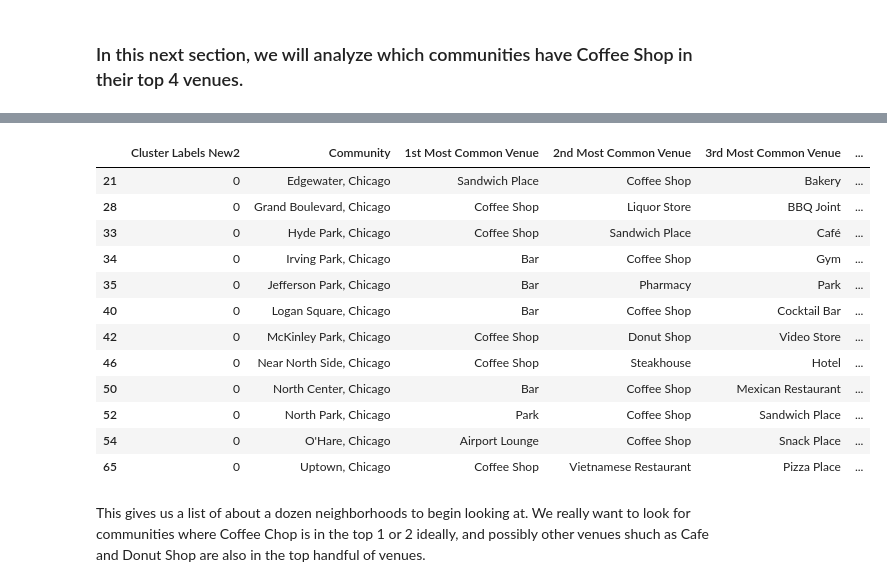
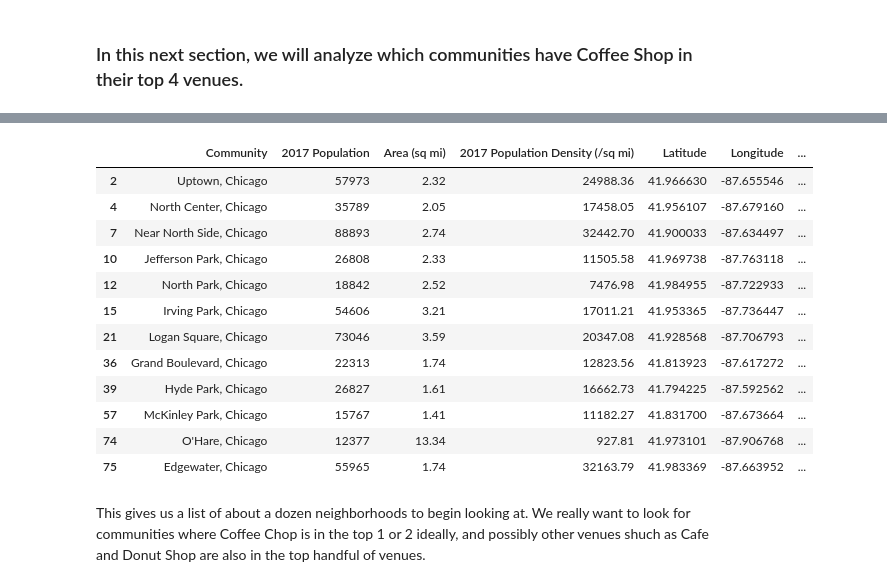
Before and after one commit to lkrokowski/Coursera_Capstone, a Jupyter notebook: Applied Data Science Capstone - Weeks 4 & 5.ipynb, the cells around one changed output, grey strips where cells are left out. Saved outputs shown, nothing was run; the diff lists cells and outputs as text; code cells hidden in the pictures.

```diff
--- a/Applied Data Science Capstone - Weeks 4 & 5.ipynb
+++ b/Applied Data Science Capstone - Weeks 4 & 5.ipynb
@@ -1056,19 +1057,19 @@ chi_comm_ven
 # %%
-chi_coffeetop4 = chi_comm_ven[chi_comm_ven['1st Most Common Venue'].str.contains('Coffee') | chi_comm_ven['2nd Most Common Venue'].str.contains('Coffee') | chi_comm_ven['3rd Most Common Venue'].str.contains('Coffee') | chi_comm_ven['4th Most Common Venue'].str.contains('Coffee')]
+chi_coffeetop4 = chicago_merged[chicago_merged['1st Most Common Venue'].str.contains('Coffee') | chicago_merged['2nd Most Common Venue'].str.contains('Coffee') | chicago_merged['3rd Most Common Venue'].str.contains('Coffee') | chicago_merged['4th Most Common Venue'].str.contains('Coffee')]
 chi_coffeetop4
 # %% [output]
-|  | Cluster Labels New2 | Community | 1st Most Common Venue | 2nd Most Common Venue | 3rd Most Common Venue | ... |
-| 21 | 0 | Edgewater, Chicago | Sandwich Place | Coffee Shop | Bakery | ... |
-| 28 | 0 | Grand Boulevard, Chicago | Coffee Shop | Liquor Store | BBQ Joint | ... |
-| 33 | 0 | Hyde Park, Chicago | Coffee Shop | Sandwich Place | Café | ... |
-| 34 | 0 | Irving Park, Chicago | Bar | Coffee Shop | Gym | ... |
-| 35 | 0 | Jefferson Park, Chicago | Bar | Pharmacy | Park | ... |
-| 40 | 0 | Logan Square, Chicago | Bar | Coffee Shop | Cocktail Bar | ... |
-| 42 | 0 | McKinley Park, Chicago | Coffee Shop | Donut Shop | Video Store | ... |
-| 46 | 0 | Near North Side, Chicago | Coffee Shop | Steakhouse | Hotel | ... |
-| 50 | 0 | North Center, Chicago | Bar | Coffee Shop | Mexican Restaurant | ... |
-| 52 | 0 | North Park, Chicago | Park | Coffee Shop | Sandwich Place | ... |
-| 54 | 0 | O'Hare, Chicago | Airport Lounge | Coffee Shop | Snack Place | ... |
-| 65 | 0 | Uptown, Chicago | Coffee Shop | Vietnamese Restaurant | Pizza Place | ... |
+|  | Community | 2017 Population | Area (sq mi) | 2017 Population Density (/sq mi) | Latitude | Longitude | ... |
+| 2 | Uptown, Chicago | 57973 | 2.32 | 24988.36 | 41.966630 | -87.655546 | ... |
+| 4 | North Center, Chicago | 35789 | 2.05 | 17458.05 | 41.956107 | -87.679160 | ... |
+| 7 | Near North Side, Chicago | 88893 | 2.74 | 32442.70 | 41.900033 | -87.634497 | ... |
+| 10 | Jefferson Park, Chicago | 26808 | 2.33 | 11505.58 | 41.969738 | -87.763118 | ... |
+| 12 | North Park, Chicago | 18842 | 2.52 | 7476.98 | 41.984955 | -87.722933 | ... |
+| 15 | Irving Park, Chicago | 54606 | 3.21 | 17011.21 | 41.953365 | -87.736447 | ... |
+| 21 | Logan Square, Chicago | 73046 | 3.59 | 20347.08 | 41.928568 | -87.706793 | ... |
+| 36 | Grand Boulevard, Chicago | 22313 | 1.74 | 12823.56 | 41.813923 | -87.617272 | ... |
+| 39 | Hyde Park, Chicago | 26827 | 1.61 | 16662.73 | 41.794225 | -87.592562 | ... |
+| 57 | McKinley Park, Chicago | 15767 | 1.41 | 11182.27 | 41.831700 | -87.673664 | ... |
+| 74 | O'Hare, Chicago | 12377 | 13.34 | 927.81 | 41.973101 | -87.906768 | ... |
+| 75 | Edgewater, Chicago | 55965 | 1.74 | 32163.79 | 41.983369 | -87.663952 | ... |
 # %% [markdown]
 This gives us a list of about a dozen neighborhoods to begin looking at. We really want to look for communities where Coffee Chop is in the top 1 or 2 ideally, and possibly other venues shuch as Cafe and Donut Shop are also in the top handful of venues.
```
Also changed, not shown: parts of 14 cells of this notebook.
